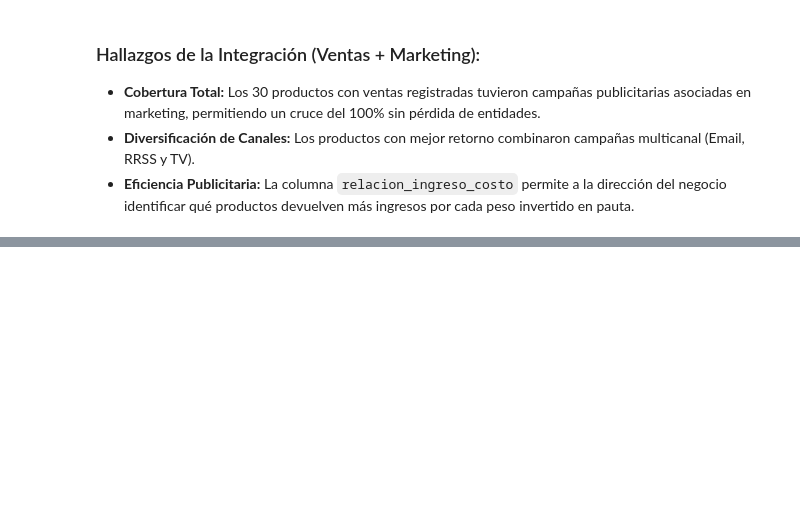
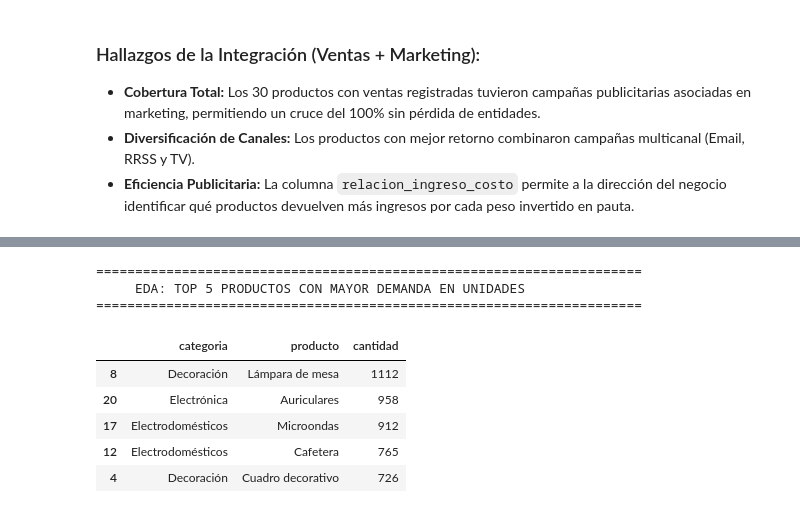
Before and after one commit to francoBa/analisisDatos-TT2026, a Jupyter notebook: entrega_final.ipynb, the cells around one changed output, grey strips where cells are left out. Drawn from its saved outputs; the diff is of its cells as text; code cells hidden in the pictures; blank space fills up the shorter version.

```diff
--- a/entrega_final.ipynb
+++ b/entrega_final.ipynb
@@ -911,0 +960,29 @@ display(vista_integrada.head(10))
+# %%
+# =====================================================================
+# ACTIVIDAD 3.2: EDA (ANÁLISIS EXPLORATORIO DE TENDENCIAS)
+# =====================================================================
+
+# Comportamiento exploratorio: Top 5 productos con mayor volumen de unidades vendidas
+eda_top_unidades = (
+    df_ventas_limpio
+    .groupby(['categoria', 'producto'])['cantidad']
+    .sum()
+    .reset_index()
+    .sort_values(by='cantidad', ascending=False)
+    .head(5)
+)
+
+print("=" * 70)
+print("     EDA: TOP 5 PRODUCTOS CON MAYOR DEMANDA EN UNIDADES")
+print("=" * 70)
+display(eda_top_unidades)
+# %% [output]
+======================================================================
+     EDA: TOP 5 PRODUCTOS CON MAYOR DEMANDA EN UNIDADES
+======================================================================
+|  | categoria | producto | cantidad |
+| 8 | Decoración | Lámpara de mesa | 1112 |
+| 20 | Electrónica | Auriculares | 958 |
+| 17 | Electrodomésticos | Microondas | 912 |
+| 12 | Electrodomésticos | Cafetera | 765 |
+| 4 | Decoración | Cuadro decorativo | 726 |
```
Also changed, not shown: parts of 17 cells of this notebook, 5 other files.
